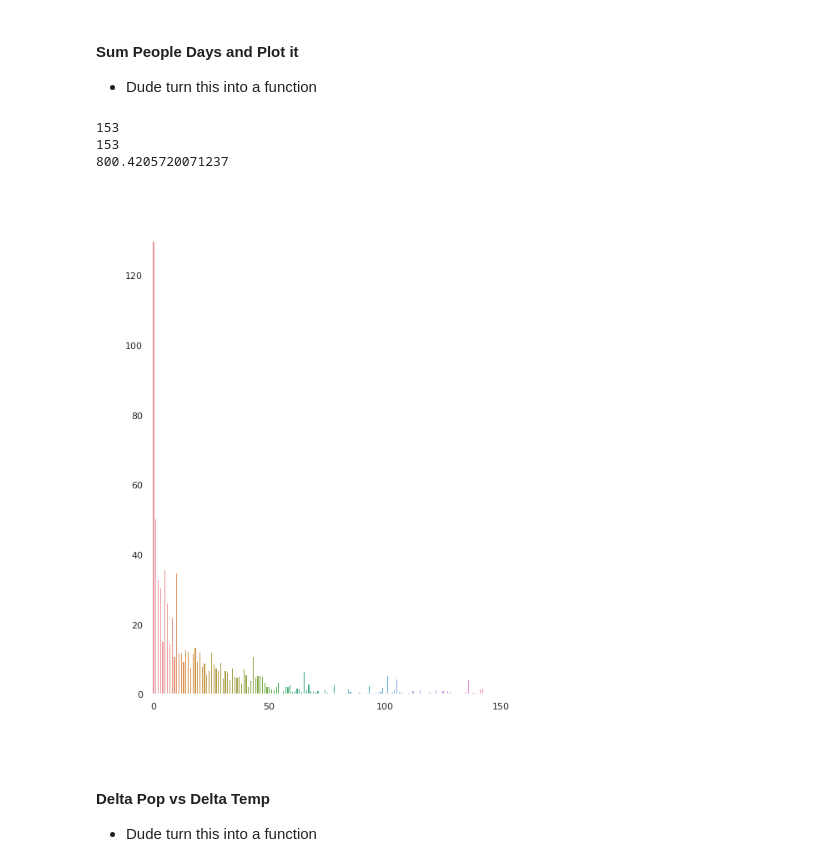
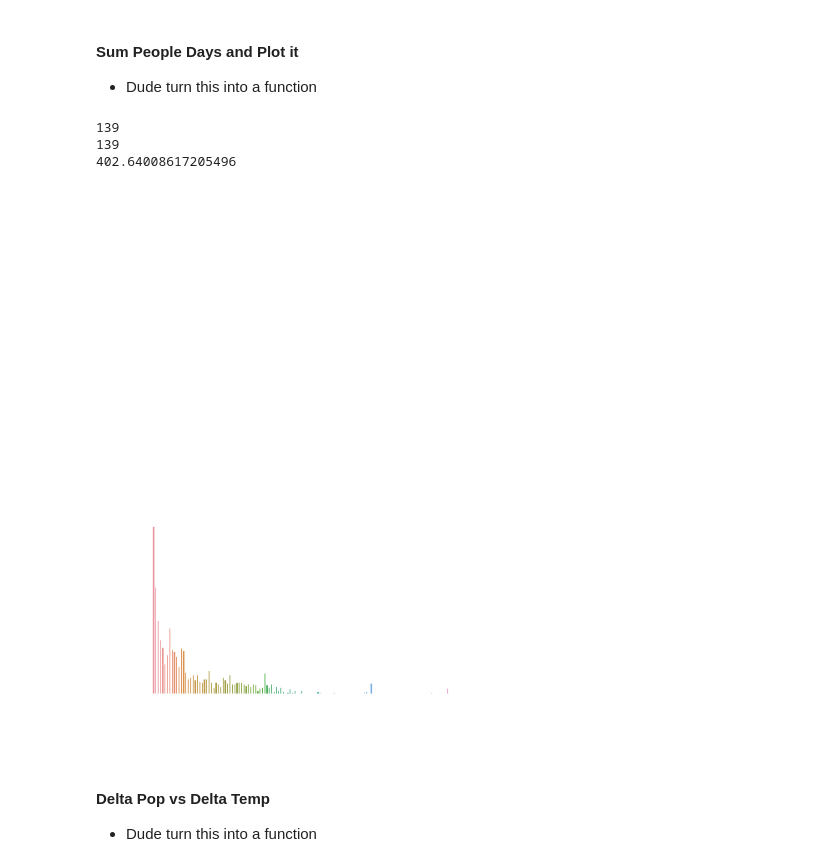
Before and after one commit to ecohydro/GlobalUrbanHeat, a Jupyter notebook: Notebooks/cpt_Figures.ipynb, the cells around one changed output. Saved outputs shown, nothing was run; the diff lists cells and outputs as text; code cells hidden in the pictures.

```diff
--- a/Notebooks/cpt_Figures.ipynb
+++ b/Notebooks/cpt_Figures.ipynb
@@ -276,8 +276,8 @@ df_Tpop[2500:2600]
 
 - Dude turn this into a function
 # %%
-year = '2000' # get Tmax events for a given year
-pop_year = 'P00' # get the pop for each city
+year = '1983' # get Tmax events for a given year
+pop_year = 'P75' # get the pop for each city
 
 pop_tot = df_Tpop.groupby(year)[pop_year].sum() # group pop by tmax events and sum
 pop_range = (list(range(1,len(pop_tot)+1))) # make a list of range
@@ -292,39 +292,41 @@ test['pop_range'] = pop_range
 tot = test.pop_tot.sum()
 print(tot)
 # %% [output]
-153
-153
-800.4205720071237
+139
+139
+402.64008617205496
 # %%
 # make plot
 
 sns.set(font_scale=1)
 # fig, ax = plt.subplots(nrows=1, ncols=1)
 fig = plt.subplots(figsize=[10,10])
 
 ax = sns.barplot(x='pop_range', y='pop_tot', data = test)
 
 # Colors
 ax.set_facecolor('White')
 
 # Sent font color
 
 # control x and y limits
 plt.ylim(0, 130)
 plt.xlim(-1, 200)
 
 # Labels
 plt.xlabel('Number of Days Per Year > 40.6C', fontsize = 25, c = 'white')
 plt.ylabel('Total Number of Urban Residents Exposed (millions)', fontsize = 25, c = 'white')
 plt.title('Urban Population Exposed to Days >40.6 '+year, fontsize = 25, c = 'white')
 
 # ticks
 tick = list(range(0,200, 50))
 plt.xticks(tick, tick)
+ax.tick_params(axis='x', colors='white')
+ax.tick_params(axis='y', colors='white')
 
 plt.savefig('/home/cascade/projects/'+'peopledays '+year+'.png', transparent=True)
 # %% [output]
-[figure, old version]
+[figure, new version]
 # %% [markdown]
 #### Delta Pop vs Delta Temp
 
```
Also changed, not shown: parts of 4 cells of this notebook.
